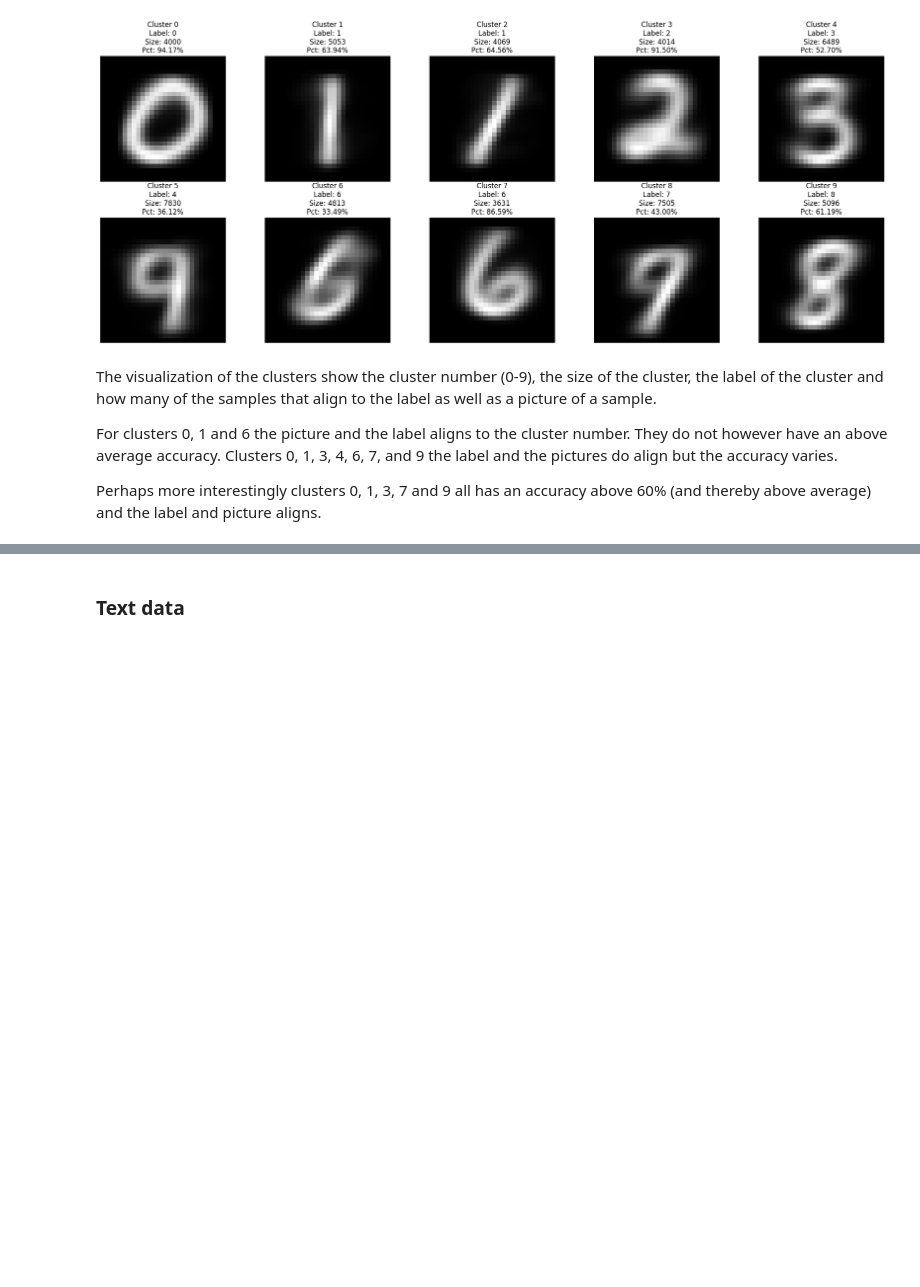
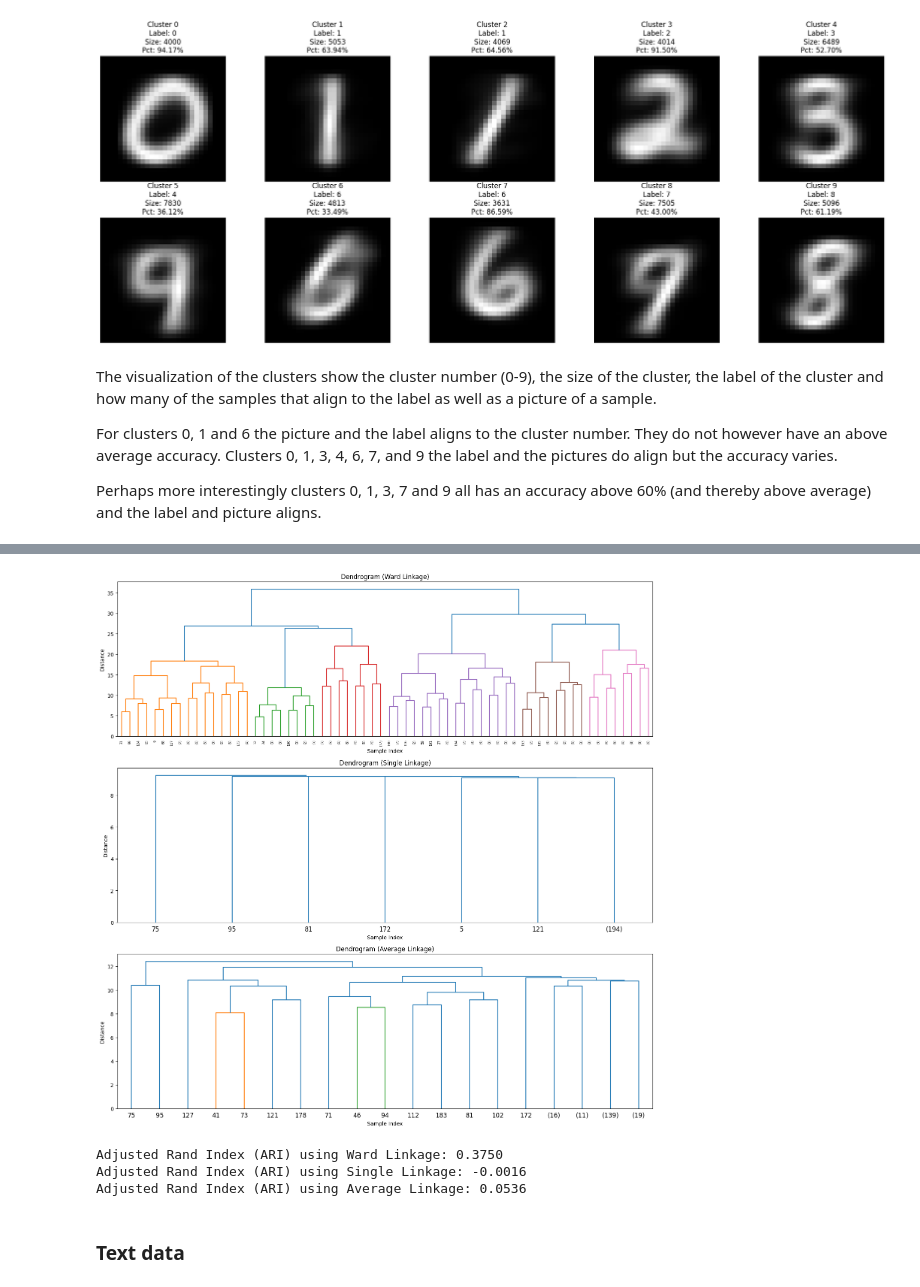
Before and after one commit to kennethelong/firstPyhtonProject, a Jupyter notebook: Exam/Exercise_sheet_E24-3.ipynb, the cells around one changed output, grey strips where cells are left out. Saved outputs shown, nothing was run; the diff lists cells and outputs as text; code cells hidden in the pictures; blank space fills up the shorter version.

```diff
--- a/Exam/Exercise_sheet_E24-3.ipynb
+++ b/Exam/Exercise_sheet_E24-3.ipynb
@@ -131,3 +293,48 @@ small_mnist_data,small_mnist_label = skl.utils.resample(mnist.data,mnist.target,
+# %%
+## Exercise: Now perform hierarchical clustering on the data (in order to improve visibility in the constructed dendrograms,
+# you can also use a much reduced dataset as constructed using `sklearn.utils.resample` shown below). Does the visual analysis of the
+# dendrogram indicate a natural number of clusters? Using different cluster distance metrics (ward,single,average), what do the clusterings
+# look like that are producec at the level of *k*=10 clusters? See the `Clustering` notebook for the needed Python code, including the `fcluster`
+# method to retrieve 'plain' clusterings from the hierarchical clustering.
+
+from sklearn.cluster import AgglomerativeClustering
+from sklearn.utils import resample
+from scipy.cluster.hierarchy import dendrogram, linkage, fcluster
+from sklearn.metrics import adjusted_rand_score
+import matplotlib.pyplot as plt
+
+# Step 1: Resample a smaller dataset
+n_samples = 200  # Use a smaller sample for hierarchical clustering
+X_subset, y_subset = resample(X_train, y_train, n_samples=n_samples, replace=False, random_state=42)
+
+# Step 2: Compute linkage matrices for different methods
+linkage_methods = ['ward', 'single', 'average']
+linkage_matrices = {method: linkage(X_subset, method=method) for method in linkage_methods}
+
+# Step 3: Plot dendrograms for each method
+plt.figure(figsize=(15, 15))
+for i, method in enumerate(linkage_methods, 1):
+    plt.subplot(len(linkage_methods), 1, i)
+    dendrogram(linkage_matrices[method], truncate_mode="level", p=5)
+    plt.title(f"Dendrogram ({method.capitalize()} Linkage)")
+    plt.xlabel("Sample Index")
+    plt.ylabel("Distance")
+plt.tight_layout()
+plt.show()
+
+# Step 4: Extract clusters using fcluster and evaluate ARI
+for method in linkage_methods:
+    # Extract 10 clusters
+    clusters = fcluster(linkage_matrices[method], t=10, criterion='maxclust')
+
+    # Evaluate clustering with ARI
+    ari_score = adjusted_rand_score(y_subset, clusters)
+    print(f"Adjusted Rand Index (ARI) using {method.capitalize()} Linkage: {ari_score:.4f}")
+# %% [output]
+[figure, added]
+Adjusted Rand Index (ARI) using Ward Linkage: 0.3750
+Adjusted Rand Index (ARI) using Single Linkage: -0.0016
+Adjusted Rand Index (ARI) using Average Linkage: 0.0536
 # %% [markdown]
 ### Text data
 # %% [markdown]
```
Also changed, not shown: parts of 9 cells of this notebook, 1 other file.
